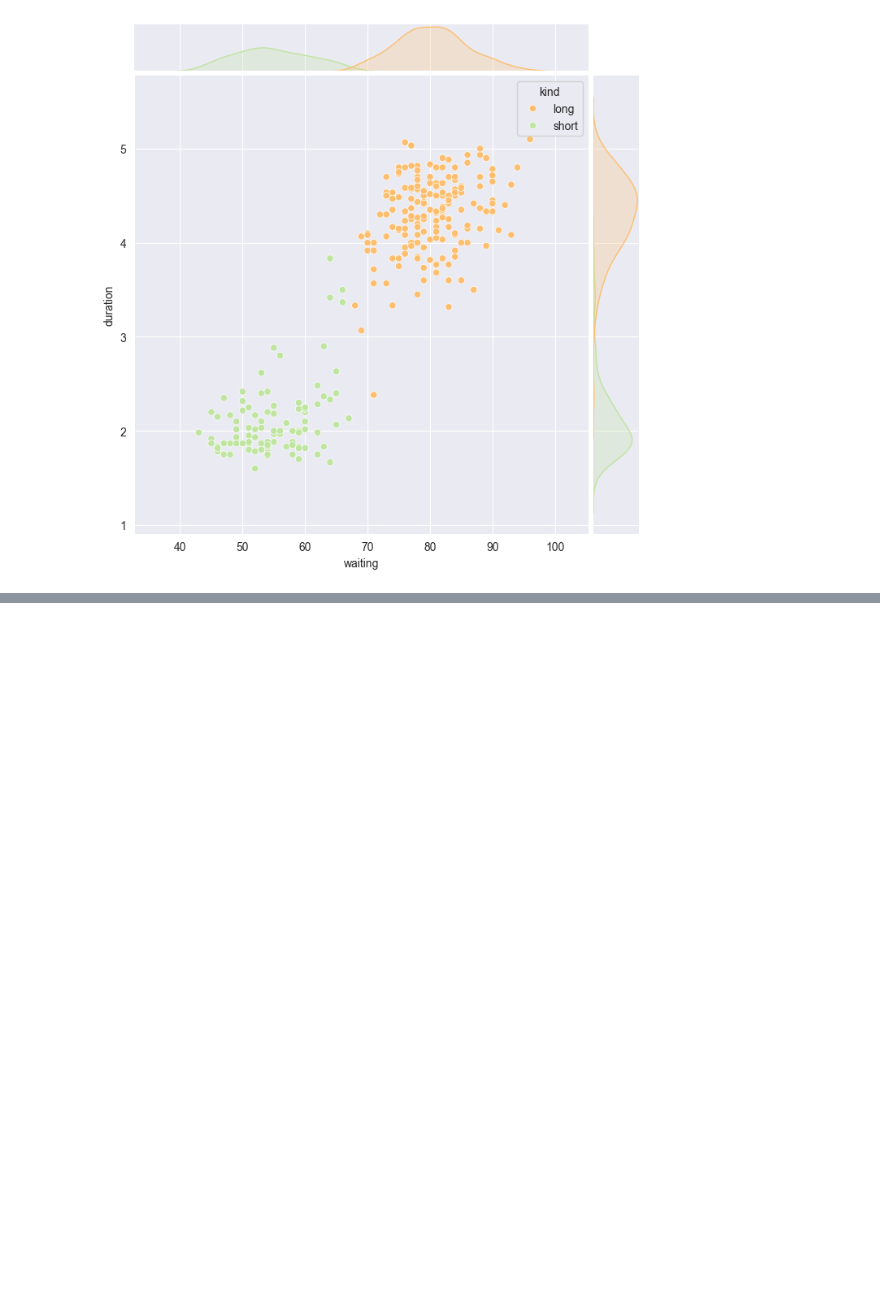
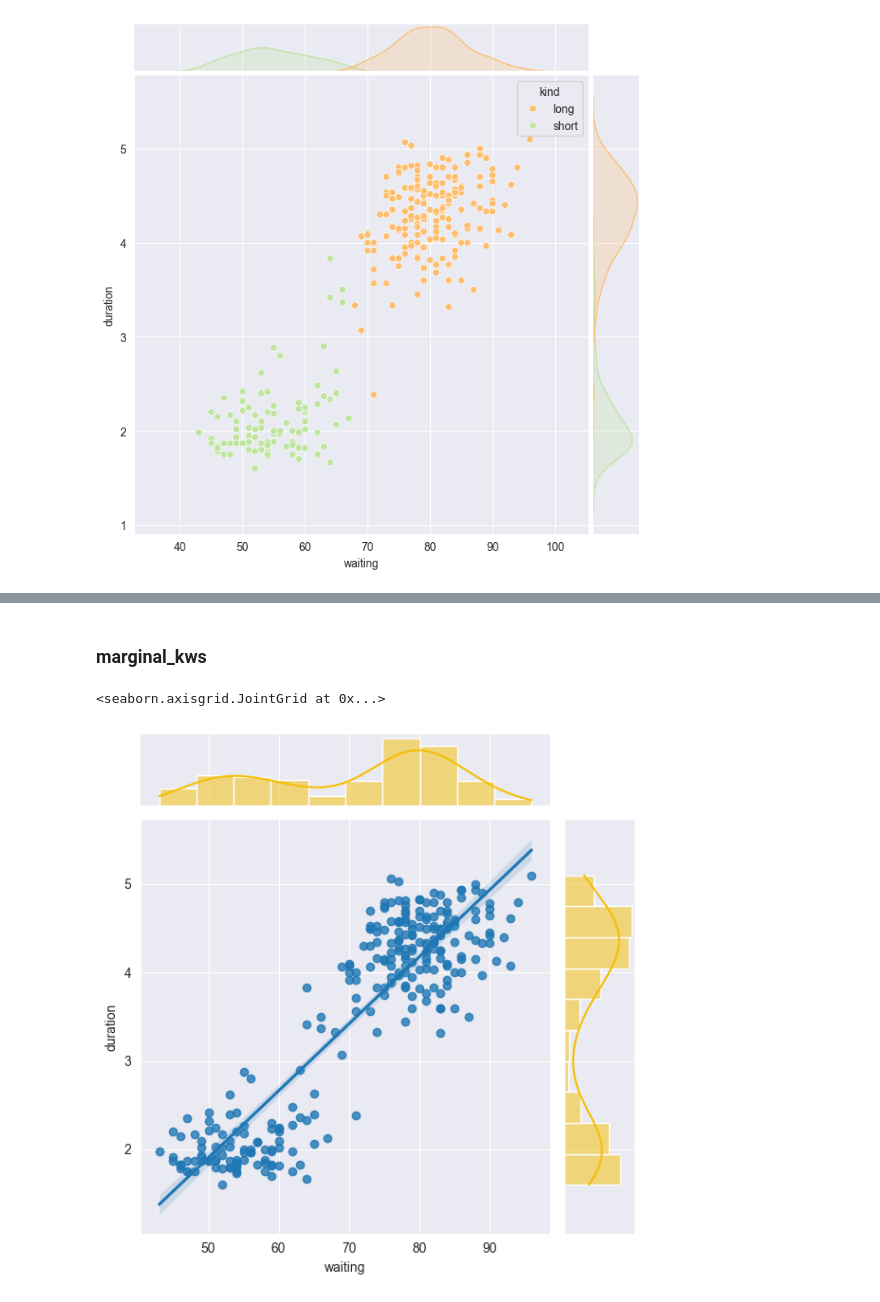
Before and after one commit to JOMYYYYYY/seaborn-projects, a Jupyter notebook: joinplot.ipynb, the cells around one changed output, grey strips where cells are left out. Cells and saved outputs as stored; diff of their text form; code cells hidden in the pictures; blank space fills up the shorter version.

```diff
--- a/joinplot.ipynb
+++ b/joinplot.ipynb
@@ -149,0 +174,9 @@ sns.jointplot(x='waiting', y='duration', data=geyser,hue='kind',palette='Spectra
+# %% [markdown]
+### marginal_kws
+# %%
+sns.jointplot(x='waiting', y='duration', data=geyser,
+              kind='reg',
+              marginal_kws={'color': 'xkcd:golden'})
+# %% [output]
+<seaborn.axisgrid.JointGrid at 0x...>
+[figure, added]
```
Also changed, not shown: parts of 7 cells of this notebook.
